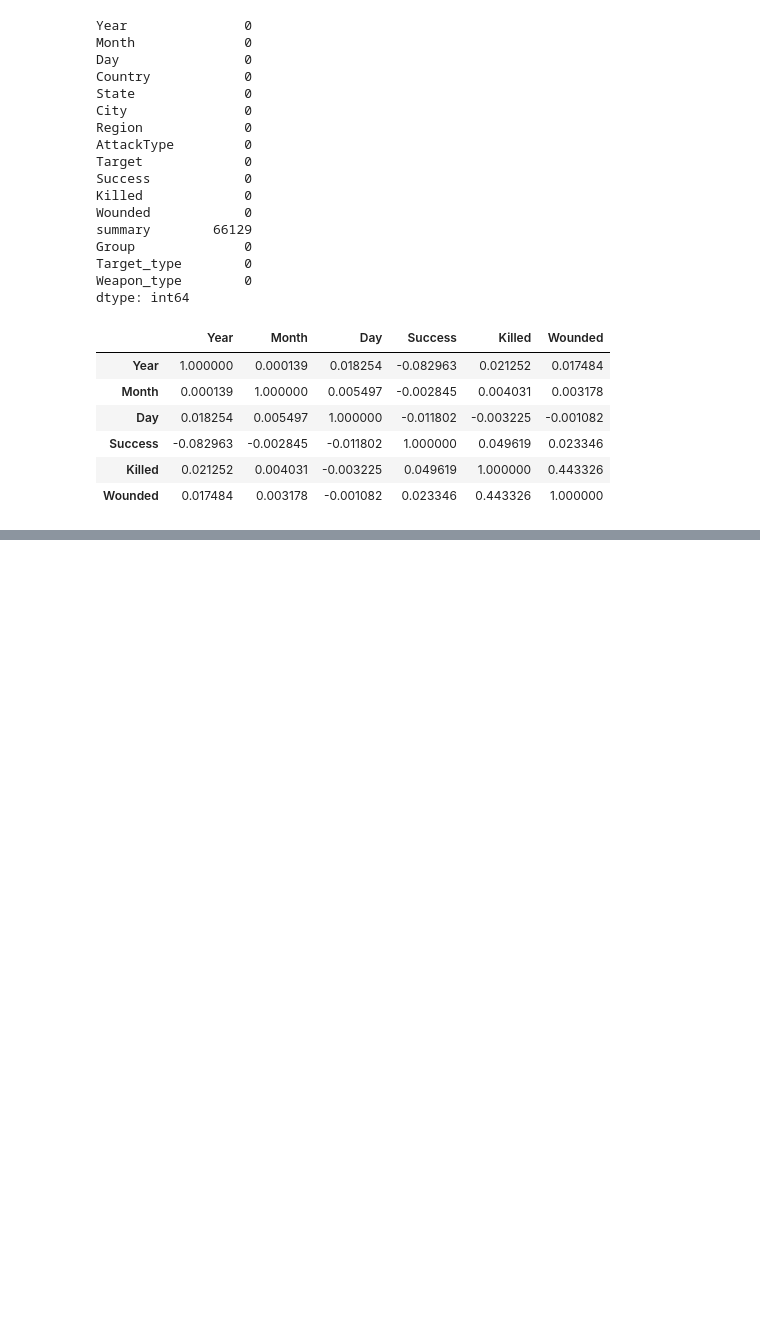
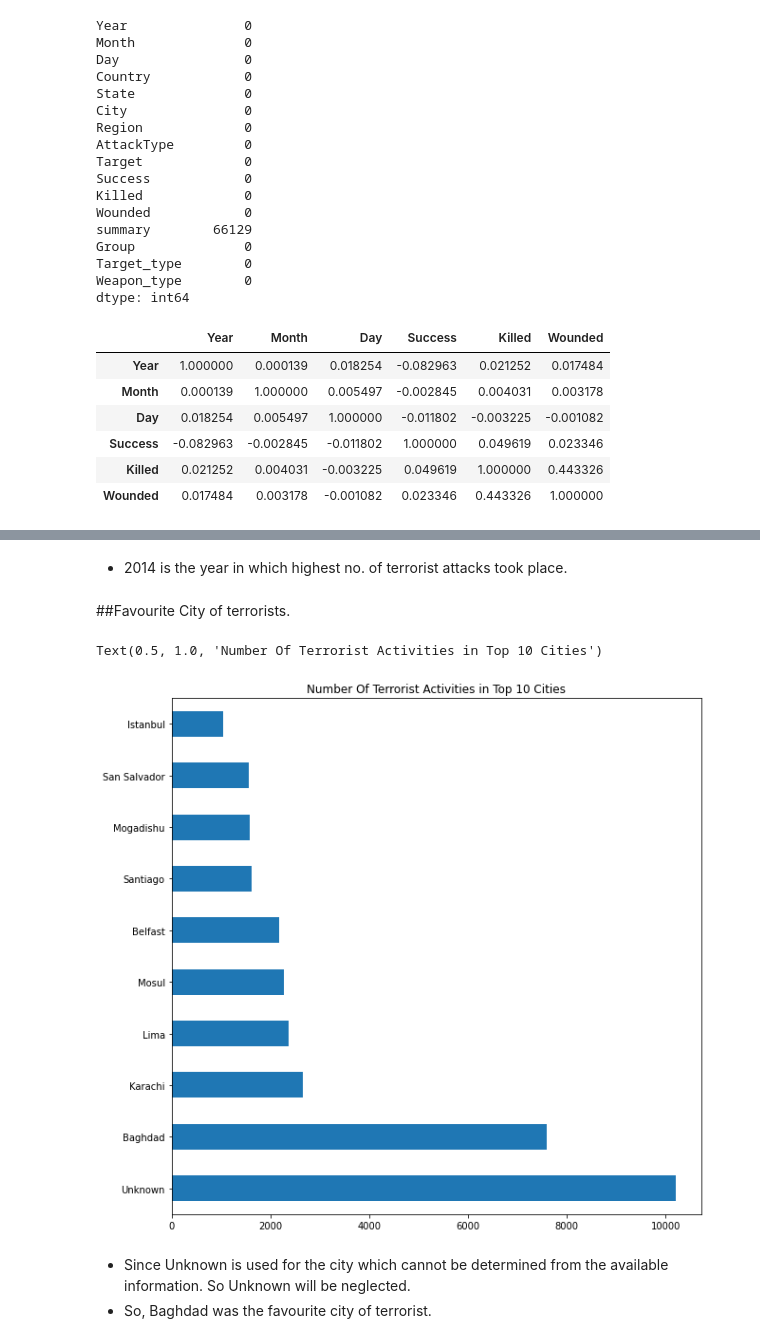
Before and after one commit to himanshukhasdev/Global-Terrorism-Analysis, a Jupyter notebook: Himanshu_Khasdev_Global_Terrorism_Analysis_Capstone_Project.ipynb, the cells around one changed output, grey strips where cells are left out. Cells and saved outputs as stored; diff of their text form; code cells hidden in the pictures; blank space fills up the shorter version.

```diff
--- a/Himanshu_Khasdev_Global_Terrorism_Analysis_Capstone_Project.ipynb
+++ b/Himanshu_Khasdev_Global_Terrorism_Analysis_Capstone_Project.ipynb
@@ -317,0 +358,13 @@ data.corr()
+# %% [markdown]
+*   2014 is the year in which highest no. of terrorist attacks took place.
+# %% [markdown]
+##Favourite City of terrorists.
+# %%
+data['City'].value_counts().head(10).plot(kind='barh',figsize=[10,10])
+plt.title('Number Of Terrorist Activities in Top 10 Cities')
+# %% [output]
+Text(0.5, 1.0, 'Number Of Terrorist Activities in Top 10 Cities')
+[figure, added]
+# %% [markdown]
+*   Since Unknown is used for the city which cannot be determined from the available information. So Unknown will be neglected.
+*   So, Baghdad was the favourite city of terrorist.
```
Also changed, not shown: parts of 7 cells of this notebook.
